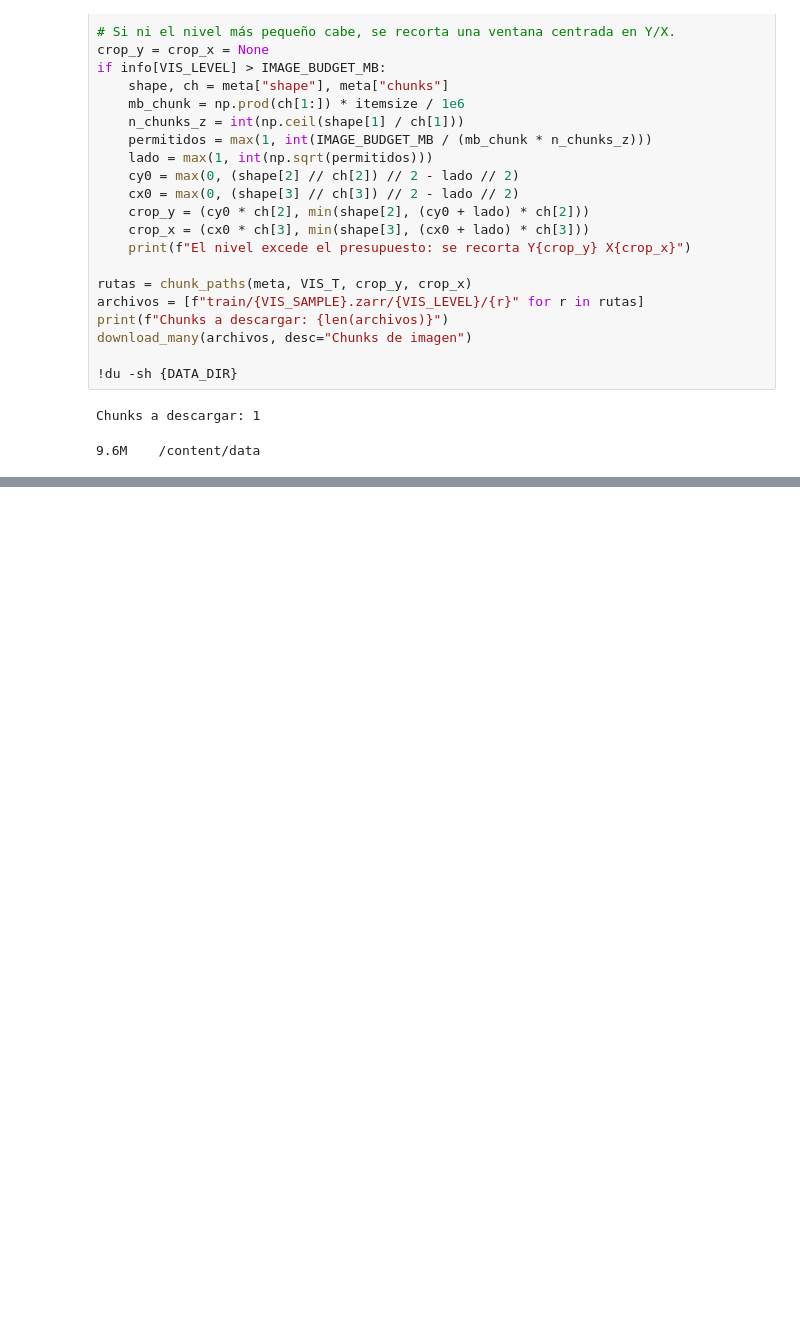
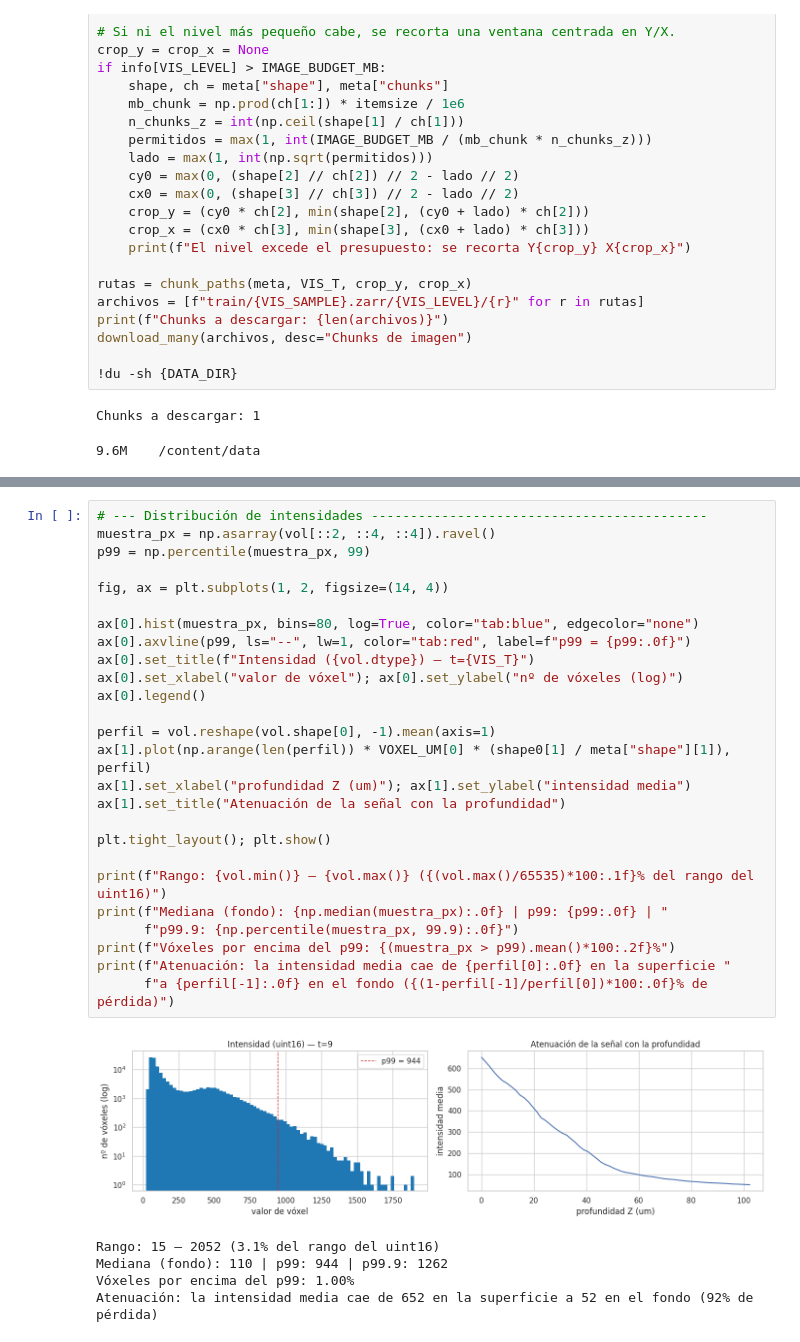
Before and after one commit to Isabella1911/DM-Proyecto-2, a Jupyter notebook: EDA_proyecto2.ipynb, the cells around one changed output, grey strips where cells are left out. Drawn from its saved outputs; the diff is of its cells as text; blank space fills up the shorter version.

```diff
--- a/EDA_proyecto2.ipynb
+++ b/EDA_proyecto2.ipynb
@@ -1239,0 +1273,32 @@ Chunks a descargar: 1
+# %%
+# --- Distribución de intensidades -------------------------------------------
+muestra_px = np.asarray(vol[::2, ::4, ::4]).ravel()
+p99 = np.percentile(muestra_px, 99)
+
+fig, ax = plt.subplots(1, 2, figsize=(14, 4))
+
+ax[0].hist(muestra_px, bins=80, log=True, color="tab:blue", edgecolor="none")
+ax[0].axvline(p99, ls="--", lw=1, color="tab:red", label=f"p99 = {p99:.0f}")
+ax[0].set_title(f"Intensidad ({vol.dtype}) — t={VIS_T}")
+ax[0].set_xlabel("valor de vóxel"); ax[0].set_ylabel("nº de vóxeles (log)")
+ax[0].legend()
+
+perfil = vol.reshape(vol.shape[0], -1).mean(axis=1)
+ax[1].plot(np.arange(len(perfil)) * VOXEL_UM[0] * (shape0[1] / meta["shape"][1]), perfil)
+ax[1].set_xlabel("profundidad Z (um)"); ax[1].set_ylabel("intensidad media")
+ax[1].set_title("Atenuación de la señal con la profundidad")
+
+plt.tight_layout(); plt.show()
+
+print(f"Rango: {vol.min()} – {vol.max()} ({(vol.max()/65535)*100:.1f}% del rango del uint16)")
+print(f"Mediana (fondo): {np.median(muestra_px):.0f} | p99: {p99:.0f} | "
+      f"p99.9: {np.percentile(muestra_px, 99.9):.0f}")
+print(f"Vóxeles por encima del p99: {(muestra_px > p99).mean()*100:.2f}%")
+print(f"Atenuación: la intensidad media cae de {perfil[0]:.0f} en la superficie "
+      f"a {perfil[-1]:.0f} en el fondo ({(1-perfil[-1]/perfil[0])*100:.0f}% de pérdida)")
+# %% [output]
+[figure, added]
+Rango: 15 – 2052 (3.1% del rango del uint16)
+Mediana (fondo): 110 | p99: 944 | p99.9: 1262
+Vóxeles por encima del p99: 1.00%
+Atenuación: la intensidad media cae de 652 en la superficie a 52 en el fondo (92% de pérdida)
```
Also changed, not shown: parts of 3 cells of this notebook.
